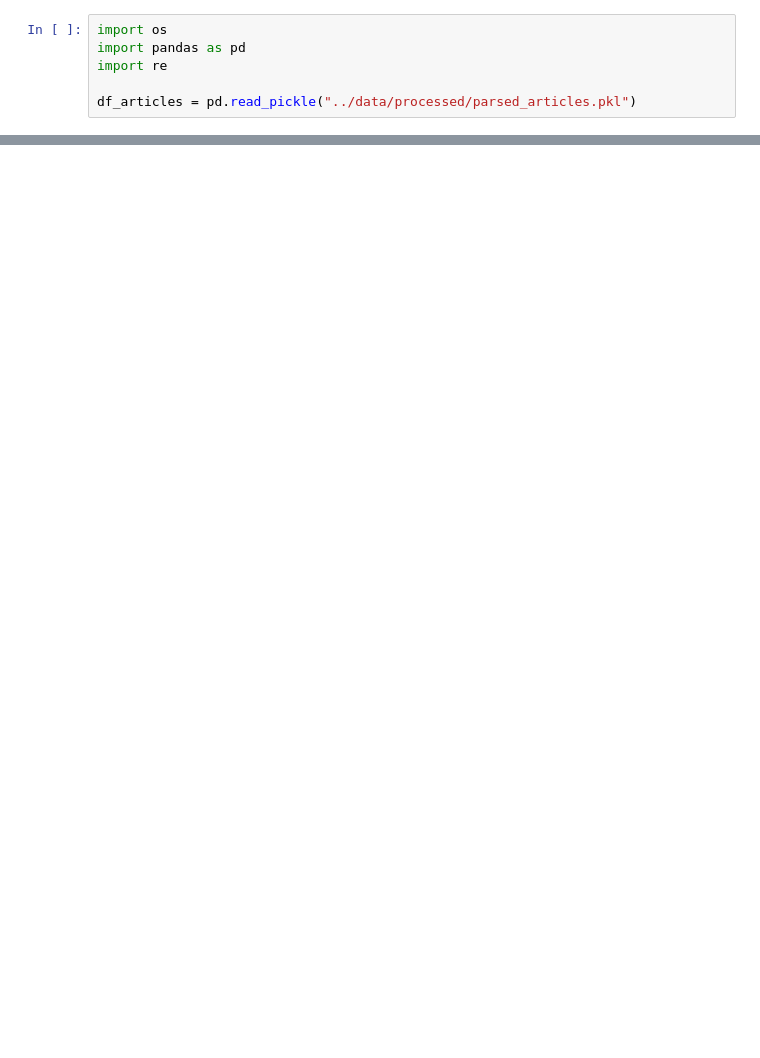
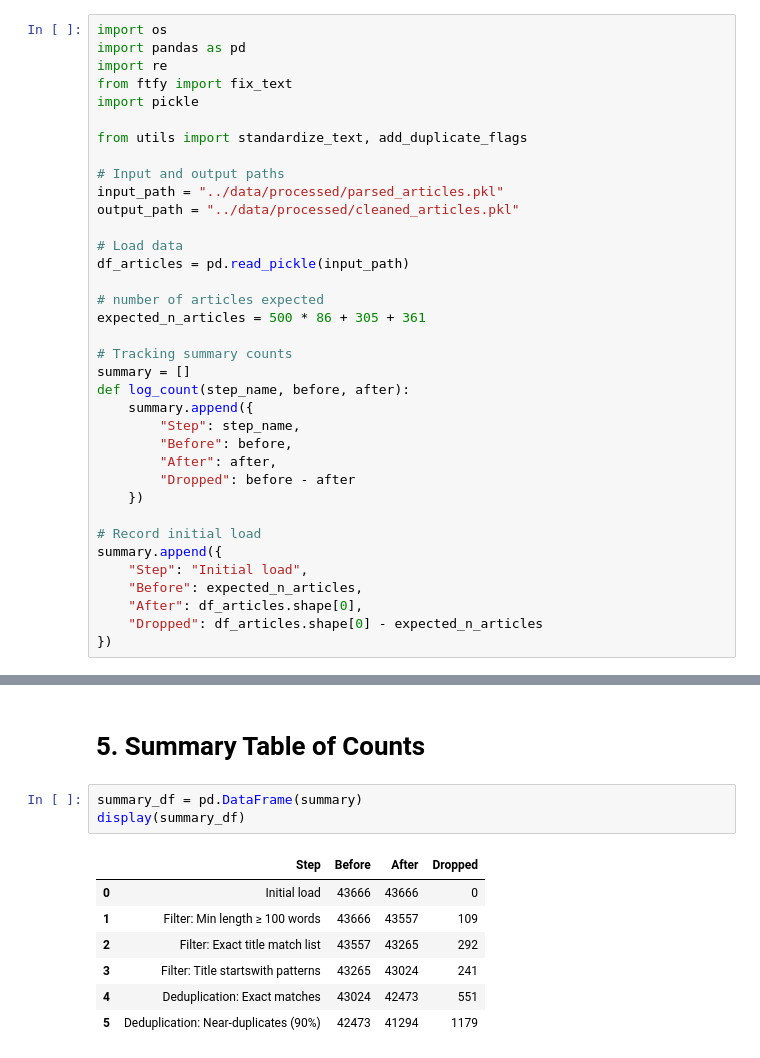
Before and after one commit to laurauguc/working_class_media_analysis, a Jupyter notebook: data_preparation/2.clean_data.ipynb, the cells around one changed output, grey strips where cells are left out. Drawn from its saved outputs; the diff is of its cells as text; blank space fills up the shorter version.

```diff
--- a/data_preparation/2.clean_data.ipynb
+++ b/data_preparation/2.clean_data.ipynb
@@ -2,6 +13,36 @@
 import os
 import pandas as pd
 import re
+from ftfy import fix_text
+import pickle
 
-df_articles = pd.read_pickle("../data/processed/parsed_articles.pkl")
+from utils import standardize_text, add_duplicate_flags
+
+# Input and output paths
+input_path = "../data/processed/parsed_articles.pkl"
+output_path = "../data/processed/cleaned_articles.pkl"
+
+# Load data
+df_articles = pd.read_pickle(input_path)
+
+# number of articles expected
+expected_n_articles = 500 * 86 + 305 + 361
+
+# Tracking summary counts
+summary = []
+def log_count(step_name, before, after):
+    summary.append({
+        "Step": step_name,
+        "Before": before,
+        "After": after,
+        "Dropped": before - after
+    })
+
+# Record initial load
+summary.append({
+    "Step": "Initial load",
+    "Before": expected_n_articles,
+    "After": df_articles.shape[0],
+    "Dropped": df_articles.shape[0] - expected_n_articles
+})
 # %% [markdown]
@@ -52,0 +227,13 @@ df_articles['title_stand'] = df_articles['title'].apply(standardize_text)
+# %% [markdown]
+# 5. Summary Table of Counts
+# %%
+summary_df = pd.DataFrame(summary)
+display(summary_df)
+# %% [output]
+|  | Step | Before | After | Dropped |
+| 0 | Initial load | 43666 | 43666 | 0 |
+| 1 | Filter: Min length ≥ 100 words | 43666 | 43557 | 109 |
+| 2 | Filter: Exact title match list | 43557 | 43265 | 292 |
+| 3 | Filter: Title startswith patterns | 43265 | 43024 | 241 |
+| 4 | Deduplication: Exact matches | 43024 | 42473 | 551 |
+| 5 | Deduplication: Near-duplicates (90%) | 42473 | 41294 | 1179 |
```
Also changed, not shown: parts of 28 cells of this notebook, 4 other files.
